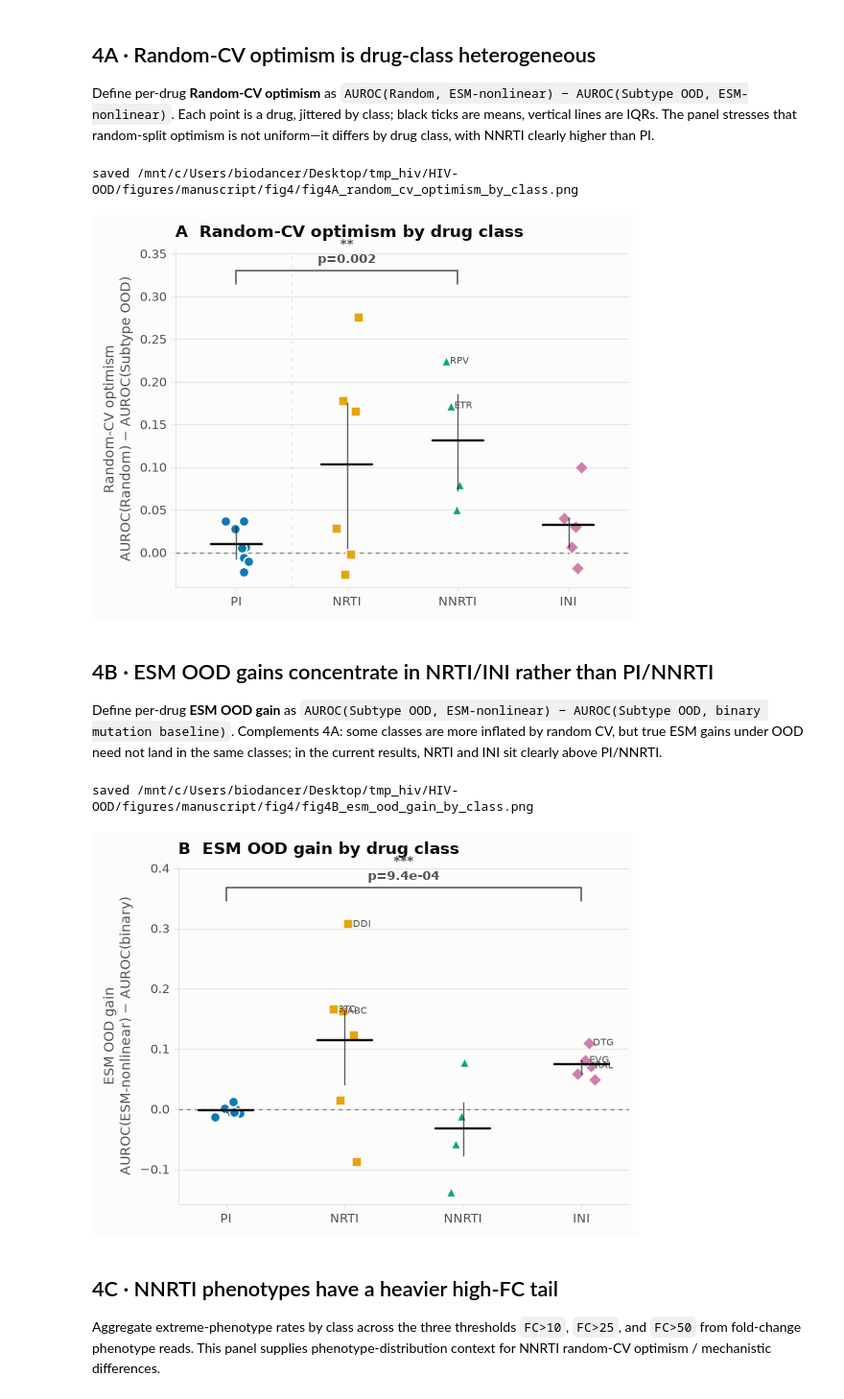
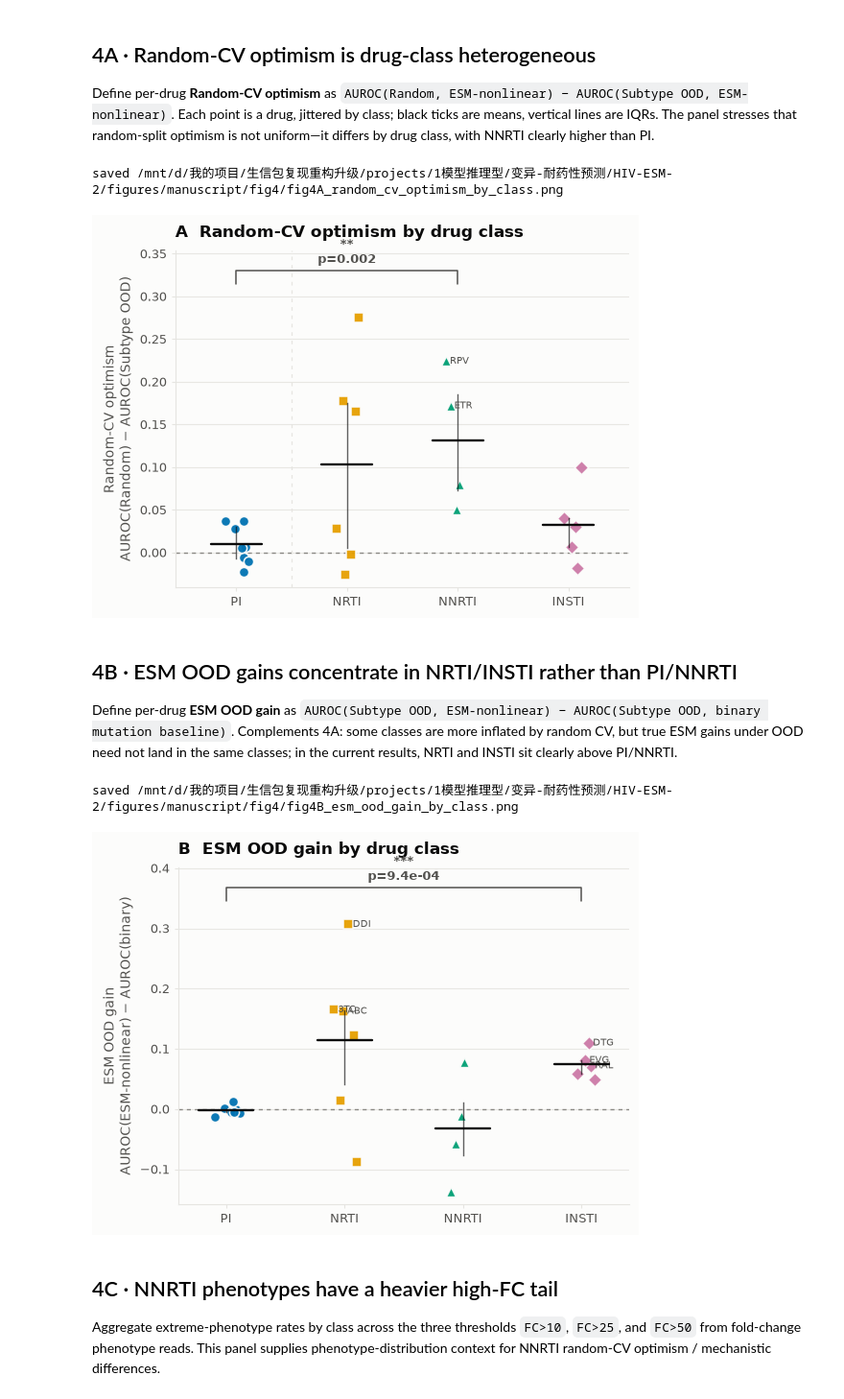
Before and after one commit to biodancerwangzhi/HIV-OOD, a Jupyter notebook: notebooks/fig4.ipynb, the cells around one changed output. Shown at 96% size. Cells and saved outputs as stored; diff of their text form; code cells hidden in the pictures.

Commit message:
INI to INSTI

```diff
--- a/notebooks/fig4.ipynb
+++ b/notebooks/fig4.ipynb
@@ -36,10 +36,10 @@ DRUG_METRICS = OUT_DIR / "fig4_mechanism_drug_metrics.csv"
 FC_TESTS = OUT_DIR / "fig4_fc_threshold_class_tests.csv"
 SUMMARY_STATS = OUT_DIR / "fig4_summary_stats.csv"
 
-CLASS_ORDER = ["PI", "NRTI", "NNRTI", "INI"]
+CLASS_ORDER = ["PI", "NRTI", "NNRTI", "INSTI"]
 # Okabe-Ito-style class palette, distinct on light background.
-CLASS_COLOR = {"PI": "#0072B2", "NRTI": "#E69F00", "NNRTI": "#009E73", "INI": "#CC79A7"}
-CLASS_MARKER = {"PI": "o", "NRTI": "s", "NNRTI": "^", "INI": "D"}
+CLASS_COLOR = {"PI": "#0072B2", "NRTI": "#E69F00", "NNRTI": "#009E73", "INSTI": "#CC79A7"}
+CLASS_MARKER = {"PI": "o", "NRTI": "s", "NNRTI": "^", "INSTI": "D"}
 SURFACE, INK, INK2, INK3, GRID = "#fcfcfb", "#0b0b0b", "#52514e", "#8a8984", "#e6e5e1"
 ACCENT, WARN = "#2a78d6", "#d55e00"
 
@@ -260,7 +260,7 @@ def plot_panel_a(ax: plt.Axes, metrics_df: pd.DataFrame, summary_df: pd.DataFram
     rng = np.random.default_rng(42)
 
     # ── draw strip + mean + IQR ───────────────────────────────────────────────
-    for i, cls in enumerate(CLASS_ORDER):          # PI=0, NRTI=1, NNRTI=2, INI=3
+    for i, cls in enumerate(CLASS_ORDER):          # PI=0, NRTI=1, NNRTI=2, INSTI=3
         d = metrics_df[metrics_df["class"] == cls].copy()
         y = pd.to_numeric(d[metric], errors="coerce").to_numpy(float)
         good = np.isfinite(y)
@@ -303,36 +303,36 @@ fig.tight_layout()
 save_panel(fig, "fig4A_random_cv_optimism_by_class.png")
 plt.show()
 # %% [output]
-saved /mnt/c/Users/biodancer/Desktop/tmp_hiv/HIV-OOD/figures/manuscript/fig4/fig4A_random_cv_optimism_by_class.png
+saved /mnt/d/我的项目/生信包复现重构升级/projects/1模型推理型/变异-耐药性预测/HIV-ESM-2/figures/manuscript/fig4/fig4A_random_cv_optimism_by_class.png
-[figure, old version]
+[figure, new version]
 # %% [markdown]
-## 4B · ESM OOD gains concentrate in NRTI/INI rather than PI/NNRTI
+## 4B · ESM OOD gains concentrate in NRTI/INSTI rather than PI/NNRTI
 
-Define per-drug **ESM OOD gain** as `AUROC(Subtype OOD, ESM-nonlinear) − AUROC(Subtype OOD, binary mutation baseline)`. Complements 4A: some classes are more inflated by random CV, but true ESM gains under OOD need not land in the same classes; in the current results, NRTI and INI sit clearly above PI/NNRTI.
+Define per-drug **ESM OOD gain** as `AUROC(Subtype OOD, ESM-nonlinear) − AUROC(Subtype OOD, binary mutation baseline)`. Complements 4A: some classes are more inflated by random CV, but true ESM gains under OOD need not land in the same classes; in the current results, NRTI and INSTI sit clearly above PI/NNRTI.
 # %%
 def plot_panel_b(ax: plt.Axes, metrics_df: pd.DataFrame, summary_df: pd.DataFrame) -> None:
-    row = get_stat(summary_df, category="esm_ood_gain_main", contrast="NRTI_INI_vs_PI_NNRTI")
+    row = get_stat(summary_df, category="esm_ood_gain_main", contrast="NRTI_INSTI_vs_PI_NNRTI")
     p = row.get("p", np.nan)
     jittered_strip_by_class(
         ax, metrics_df, "esm_ood_gain",
         title="B  ESM OOD gain by drug class",
         ylabel="ESM OOD gain\nAUROC(ESM-nonlinear) − AUROC(binary)",
         annotation=None,
         label_drugs=["DDI", "3TC", "ABC", "DTG", "EVG", "RAL"],
     )
     lo, hi = ax.get_ylim()
     ax.set_ylim(lo, hi * 1.22)
     sig_bracket(ax, x1=0, x2=3, p_val=p, extra_head=0.06)
 
 
 fig, ax = plt.subplots(figsize=(5.8, 4.3))
 plot_panel_b(ax, metrics, summary)
 fig.tight_layout()
 save_panel(fig, "fig4B_esm_ood_gain_by_class.png")
 plt.show()
 # %% [output]
-saved /mnt/c/Users/biodancer/Desktop/tmp_hiv/HIV-OOD/figures/manuscript/fig4/fig4B_esm_ood_gain_by_class.png
+saved /mnt/d/我的项目/生信包复现重构升级/projects/1模型推理型/变异-耐药性预测/HIV-ESM-2/figures/manuscript/fig4/fig4B_esm_ood_gain_by_class.png
-[figure, old version]
+[figure, new version]
 # %% [markdown]
 ## 4C · NNRTI phenotypes have a heavier high-FC tail
 
```
Also changed, not shown: parts of 7 cells of this notebook, 15 other files.
